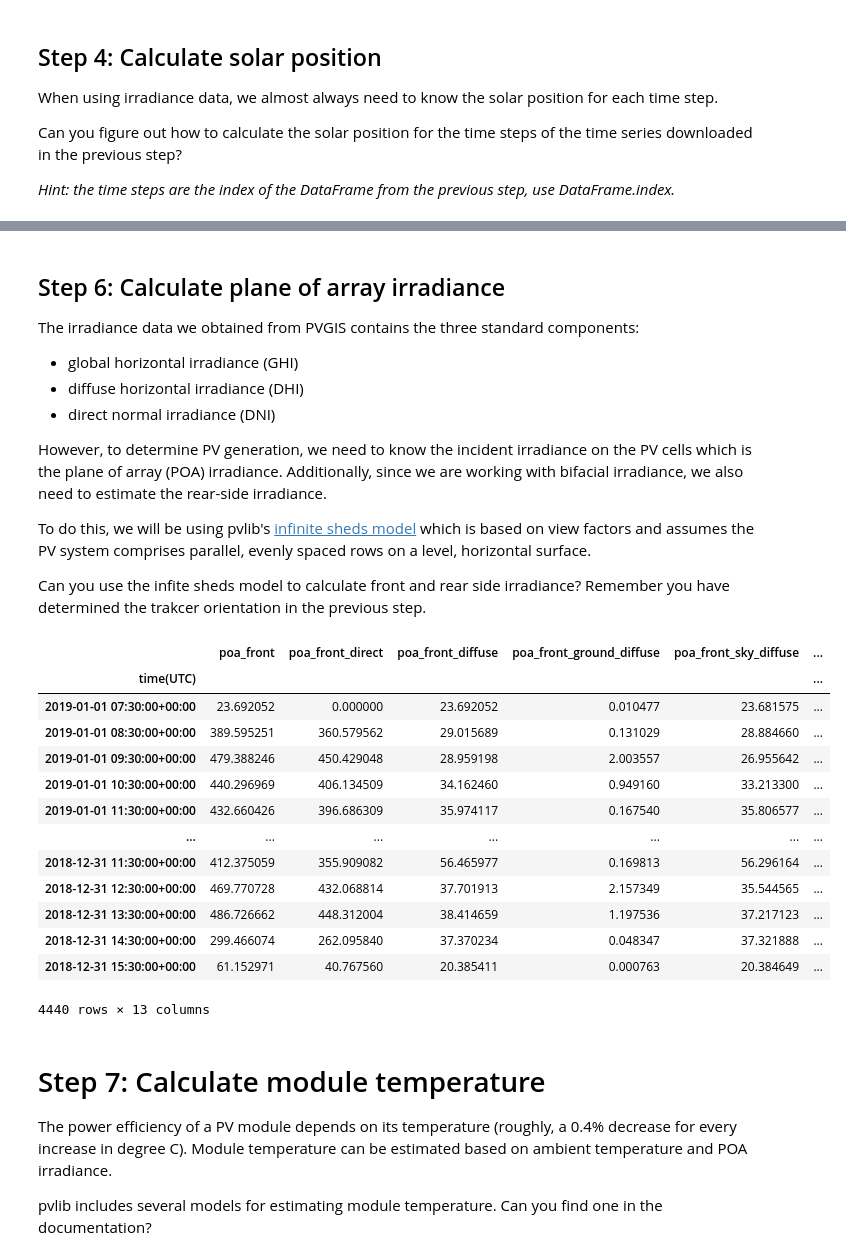
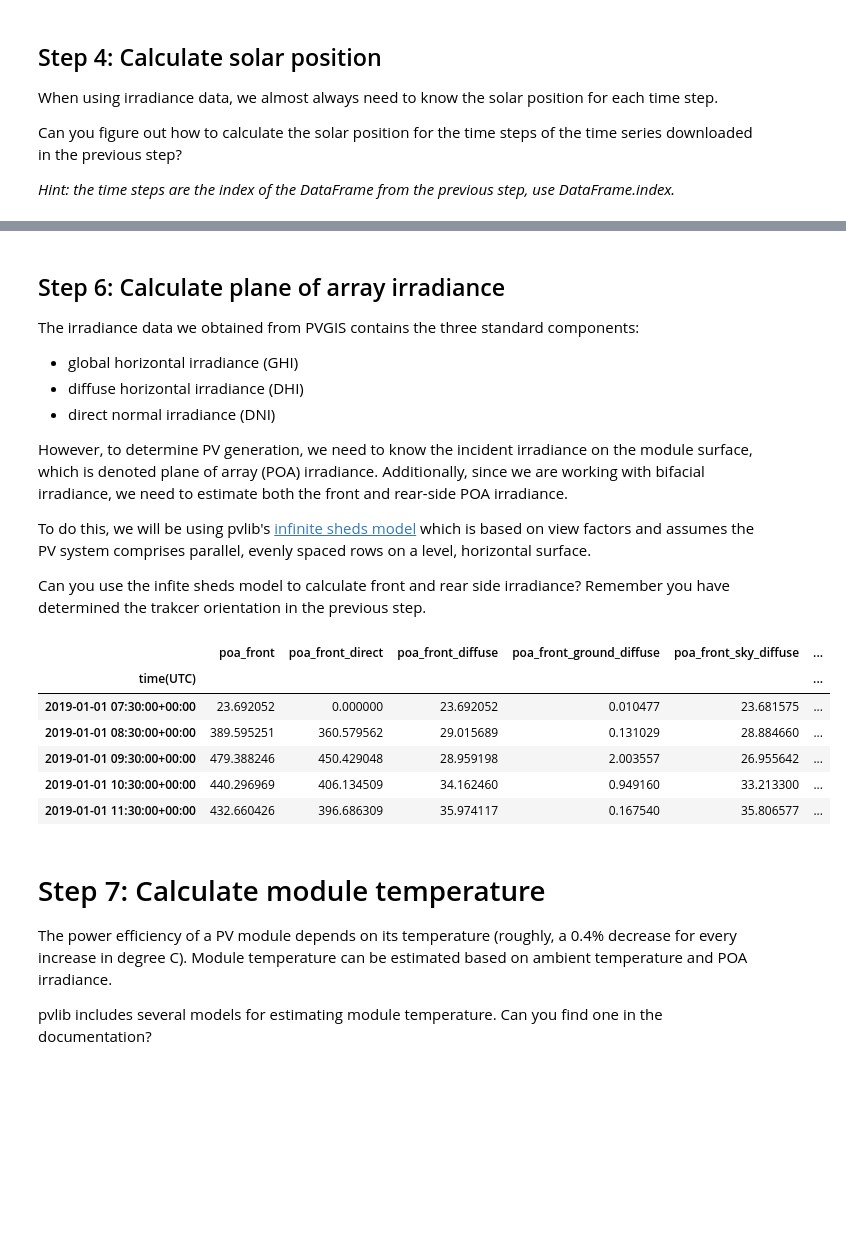
Before and after one commit to PV-Tutorials/2025_pvlib_pvsc, a Jupyter notebook: pvlib-introduction.ipynb, the cells around one changed output, grey strips where cells are left out. Drawn from its saved outputs; the diff is of its cells as text; code cells hidden in the pictures; blank space fills up the shorter version.

```diff
--- a/pvlib-introduction.ipynb
+++ b/pvlib-introduction.ipynb
@@ -178,7 +168,7 @@ The irradiance data we obtained from PVGIS contains the three standard component
 - diffuse horizontal irradiance (DHI)
 - direct normal irradiance (DNI)
 
-However, to determine PV generation, we need to know the incident irradiance on the PV cells which is the plane of array (POA) irradiance. Additionally, since we are working with bifacial irradiance, we also need to estimate the rear-side irradiance.
+However, to determine PV generation, we need to know the incident irradiance on the module surface, which is denoted plane of array (POA) irradiance. Additionally, since we are working with bifacial irradiance, we need to estimate both the front and rear-side POA irradiance.
 
 To do this, we will be using pvlib's [infinite sheds model](https://pvlib-python.readthedocs.io/en/stable/reference/generated/pvlib.bifacial.infinite_sheds.get_irradiance.html) which is based on view factors and assumes the PV system comprises parallel, evenly spaced rows on a level, horizontal surface.
 
@@ -187,41 +177,34 @@ Can you use the infite sheds model to calculate front and rear side irradiance?
 # Write your code here to calculate plane of array irradiance
 bifaciality = 0.7  # from datasheet (bifaciality: 70%+/-10%)
 
 dni_extra = pvlib.irradiance.get_extra_radiation(data.index)
 
 front_rear_irradiance = pvlib.bifacial.infinite_sheds.get_irradiance(
     surface_tilt=tracker_orientations['surface_tilt'],
     surface_azimuth=tracker_orientations['surface_azimuth'],
     solar_zenith=solar_position['apparent_zenith'],
     solar_azimuth=solar_position['azimuth'],
     gcr=gcr,
     height=height,
     pitch=pitch,
     ghi=data['ghi'],
     dhi=data['dhi'],
     dni=data['dni'],
     albedo=albedo,
     model='haydavies',
     dni_extra=dni_extra,
     bifaciality=bifaciality,
 )
 
-front_rear_irradiance.dropna()
+front_rear_irradiance.dropna().head()
 # %% [output]
 |  | poa_front | poa_front_direct | poa_front_diffuse | poa_front_ground_diffuse | poa_front_sky_diffuse | ... |
 | time(UTC) |  |  |  |  |  | ... |
 | 2019-01-01 07:30:00+00:00 | 23.692052 | 0.000000 | 23.692052 | 0.010477 | 23.681575 | ... |
 | 2019-01-01 08:30:00+00:00 | 389.595251 | 360.579562 | 29.015689 | 0.131029 | 28.884660 | ... |
 | 2019-01-01 09:30:00+00:00 | 479.388246 | 450.429048 | 28.959198 | 2.003557 | 26.955642 | ... |
 | 2019-01-01 10:30:00+00:00 | 440.296969 | 406.134509 | 34.162460 | 0.949160 | 33.213300 | ... |
 | 2019-01-01 11:30:00+00:00 | 432.660426 | 396.686309 | 35.974117 | 0.167540 | 35.806577 | ... |
-| ... | ... | ... | ... | ... | ... | ... |
-| 2018-12-31 11:30:00+00:00 | 412.375059 | 355.909082 | 56.465977 | 0.169813 | 56.296164 | ... |
-| 2018-12-31 12:30:00+00:00 | 469.770728 | 432.068814 | 37.701913 | 2.157349 | 35.544565 | ... |
-| 2018-12-31 13:30:00+00:00 | 486.726662 | 448.312004 | 38.414659 | 1.197536 | 37.217123 | ... |
-| 2018-12-31 14:30:00+00:00 | 299.466074 | 262.095840 | 37.370234 | 0.048347 | 37.321888 | ... |
-| 2018-12-31 15:30:00+00:00 | 61.152971 | 40.767560 | 20.385411 | 0.000763 | 20.384649 | ... |
-4440 rows × 13 columns
 # %% [markdown]
 # Step 7: Calculate module temperature
 
```
Also changed, not shown: parts of 6 cells of this notebook.
